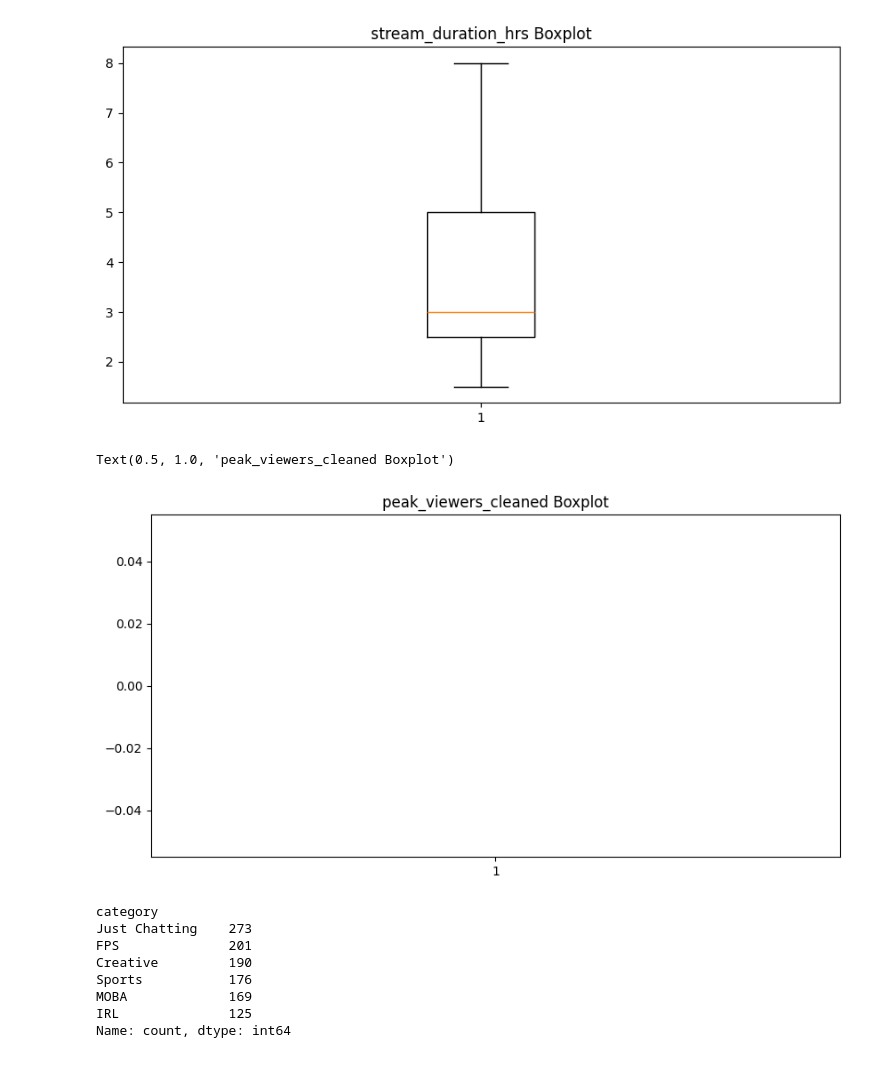
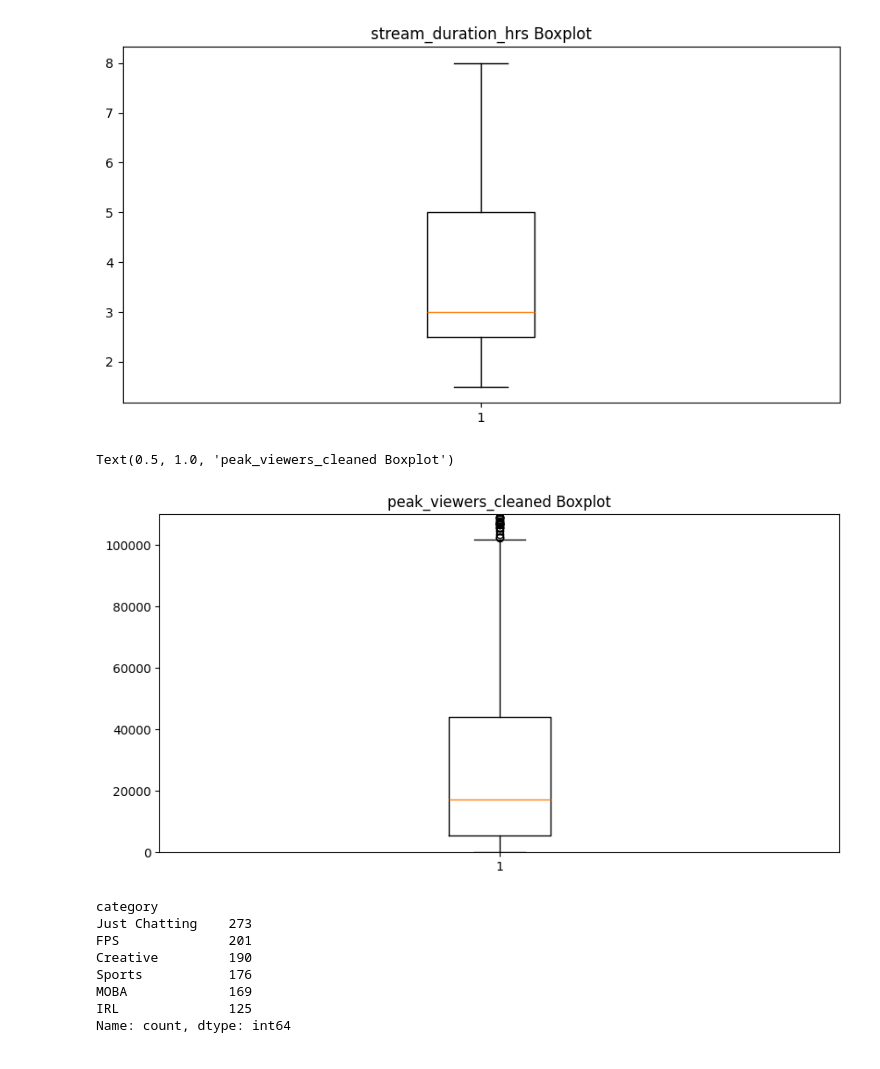
Before and after one commit to ChristianSantos2671/Santos_Christian_A01, a Jupyter notebook: iat461_a1_cs.ipynb, the cells around one changed output. Drawn from its saved outputs; the diff is of its cells as text; code cells hidden in the pictures.

```diff
--- a/iat461_a1_cs.ipynb
+++ b/iat461_a1_cs.ipynb
@@ -567,7 +567,7 @@ Converting NaN values to other for the language_cleaned column makes more sense
 # %% [markdown]
 ### streams.csv
 # %%
-df_streams["peak_viewers_cleaned"] = df_streams["peak_viewers"].map(lambda i: 0 if i < 0 | pd.isna(i) else i)
+df_streams["peak_viewers_cleaned"] = df_streams["peak_viewers"].map(lambda i: 0 if i < 0 or pd.isna(i) else i)
 print(
     "Value Range of peak_viewers: " +
     str(df_streams["peak_viewers"].min()) +
@@ -841,10 +841,11 @@ Text(0.5, 1.0, 'stream_duration_hrs Boxplot')
 # %%
 plt.figure(figsize=(10, 5))
 plt.boxplot(df_streams["peak_viewers_cleaned"])
+plt.ylim(0, 110000)
 plt.title("peak_viewers_cleaned Boxplot")
 # %% [output]
 Text(0.5, 1.0, 'peak_viewers_cleaned Boxplot')
-[figure, old version]
+[figure, new version]
 # %%
 print(df_streams["category"].value_counts(), "\n")
 print(df_streams["title_has_hype_word"].value_counts(), "\n")
```
Also changed, not shown: parts of 3 cells of this notebook.
